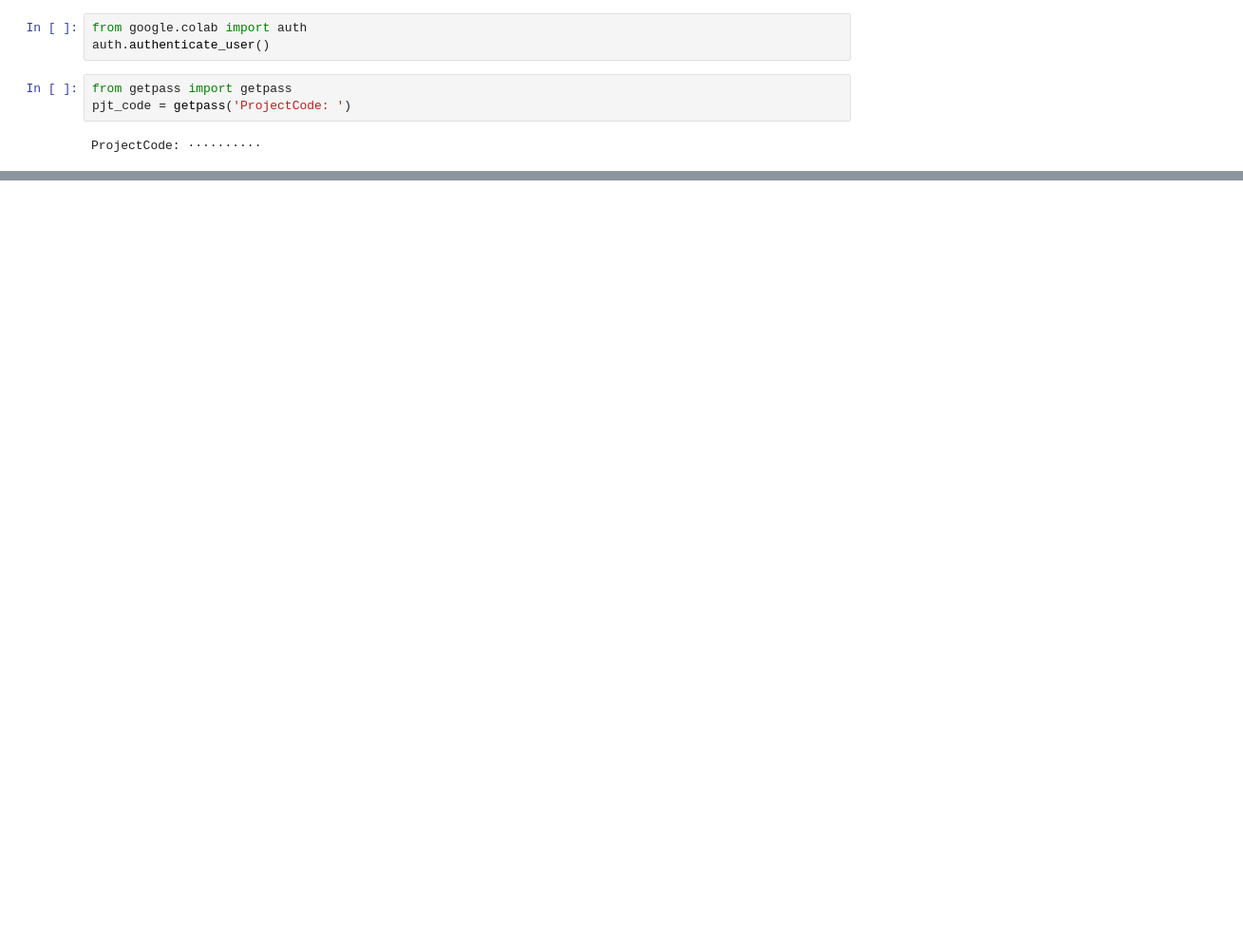
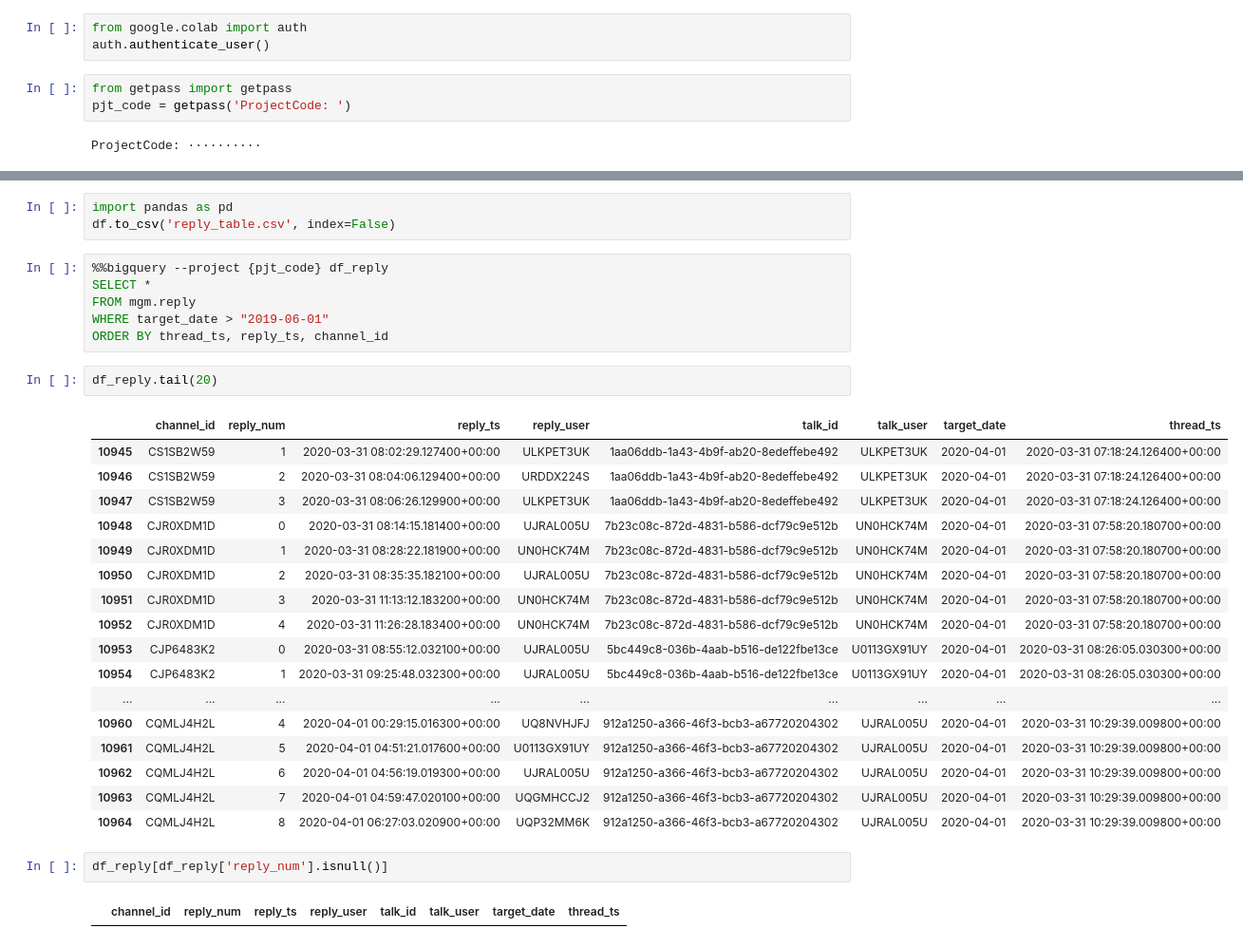
Before and after one commit to daikichidaze/slack-report-2020, a Jupyter notebook: slack-create-mid-table-reply.ipynb, the cells around one changed output, grey strips where cells are left out. Shown: that part at 95% size. Saved outputs shown, nothing was run; the diff lists cells and outputs as text; blank space fills up the shorter version.

Commit message:
Create script for reply_table

```diff
--- a/slack-create-mid-table-reply.ipynb
+++ b/slack-create-mid-table-reply.ipynb
@@ -117,0 +163,33 @@ df
+# %%
+import pandas as pd
+df.to_csv('reply_table.csv', index=False)
+# %%
+%%bigquery --project {pjt_code} df_reply
+SELECT *
+FROM mgm.reply
+WHERE target_date > "2019-06-01"
+ORDER BY thread_ts, reply_ts, channel_id
+# %%
+df_reply.tail(20)
+# %% [output]
+|  | channel_id | reply_num | reply_ts | reply_user | talk_id | talk_user | target_date | thread_ts |
+| 10945 | CS1SB2W59 | 1 | 2020-03-31 08:02:29.127400+00:00 | ULKPET3UK | 1aa06ddb-1a43-4b9f-ab20-8edeffebe492 | ULKPET3UK | 2020-04-01 | 2020-03-31 07:18:24.126400+00:00 |
+| 10946 | CS1SB2W59 | 2 | 2020-03-31 08:04:06.129400+00:00 | URDDX224S | 1aa06ddb-1a43-4b9f-ab20-8edeffebe492 | ULKPET3UK | 2020-04-01 | 2020-03-31 07:18:24.126400+00:00 |
+| 10947 | CS1SB2W59 | 3 | 2020-03-31 08:06:26.129900+00:00 | ULKPET3UK | 1aa06ddb-1a43-4b9f-ab20-8edeffebe492 | ULKPET3UK | 2020-04-01 | 2020-03-31 07:18:24.126400+00:00 |
+| 10948 | CJR0XDM1D | 0 | 2020-03-31 08:14:15.181400+00:00 | UJRAL005U | 7b23c08c-872d-4831-b586-dcf79c9e512b | UN0HCK74M | 2020-04-01 | 2020-03-31 07:58:20.180700+00:00 |
+| 10949 | CJR0XDM1D | 1 | 2020-03-31 08:28:22.181900+00:00 | UN0HCK74M | 7b23c08c-872d-4831-b586-dcf79c9e512b | UN0HCK74M | 2020-04-01 | 2020-03-31 07:58:20.180700+00:00 |
+| 10950 | CJR0XDM1D | 2 | 2020-03-31 08:35:35.182100+00:00 | UJRAL005U | 7b23c08c-872d-4831-b586-dcf79c9e512b | UN0HCK74M | 2020-04-01 | 2020-03-31 07:58:20.180700+00:00 |
+| 10951 | CJR0XDM1D | 3 | 2020-03-31 11:13:12.183200+00:00 | UN0HCK74M | 7b23c08c-872d-4831-b586-dcf79c9e512b | UN0HCK74M | 2020-04-01 | 2020-03-31 07:58:20.180700+00:00 |
+| 10952 | CJR0XDM1D | 4 | 2020-03-31 11:26:28.183400+00:00 | UN0HCK74M | 7b23c08c-872d-4831-b586-dcf79c9e512b | UN0HCK74M | 2020-04-01 | 2020-03-31 07:58:20.180700+00:00 |
+| 10953 | CJP6483K2 | 0 | 2020-03-31 08:55:12.032100+00:00 | UJRAL005U | 5bc449c8-036b-4aab-b516-de122fbe13ce | U0113GX91UY | 2020-04-01 | 2020-03-31 08:26:05.030300+00:00 |
+| 10954 | CJP6483K2 | 1 | 2020-03-31 09:25:48.032300+00:00 | UJRAL005U | 5bc449c8-036b-4aab-b516-de122fbe13ce | U0113GX91UY | 2020-04-01 | 2020-03-31 08:26:05.030300+00:00 |
+| ... | ... | ... | ... | ... | ... | ... | ... | ... |
+| 10960 | CQMLJ4H2L | 4 | 2020-04-01 00:29:15.016300+00:00 | UQ8NVHJFJ | 912a1250-a366-46f3-bcb3-a67720204302 | UJRAL005U | 2020-04-01 | 2020-03-31 10:29:39.009800+00:00 |
+| 10961 | CQMLJ4H2L | 5 | 2020-04-01 04:51:21.017600+00:00 | U0113GX91UY | 912a1250-a366-46f3-bcb3-a67720204302 | UJRAL005U | 2020-04-01 | 2020-03-31 10:29:39.009800+00:00 |
+| 10962 | CQMLJ4H2L | 6 | 2020-04-01 04:56:19.019300+00:00 | UJRAL005U | 912a1250-a366-46f3-bcb3-a67720204302 | UJRAL005U | 2020-04-01 | 2020-03-31 10:29:39.009800+00:00 |
+| 10963 | CQMLJ4H2L | 7 | 2020-04-01 04:59:47.020100+00:00 | UQGMHCCJ2 | 912a1250-a366-46f3-bcb3-a67720204302 | UJRAL005U | 2020-04-01 | 2020-03-31 10:29:39.009800+00:00 |
+| 10964 | CQMLJ4H2L | 8 | 2020-04-01 06:27:03.020900+00:00 | UQP32MM6K | 912a1250-a366-46f3-bcb3-a67720204302 | UJRAL005U | 2020-04-01 | 2020-03-31 10:29:39.009800+00:00 |
+# %%
+df_reply[df_reply['reply_num'].isnull()]
+# %% [output]
+|  | channel_id | reply_num | reply_ts | reply_user | talk_id | talk_user | target_date | thread_ts |
```
Also changed, not shown: parts of 16 cells of this notebook.
